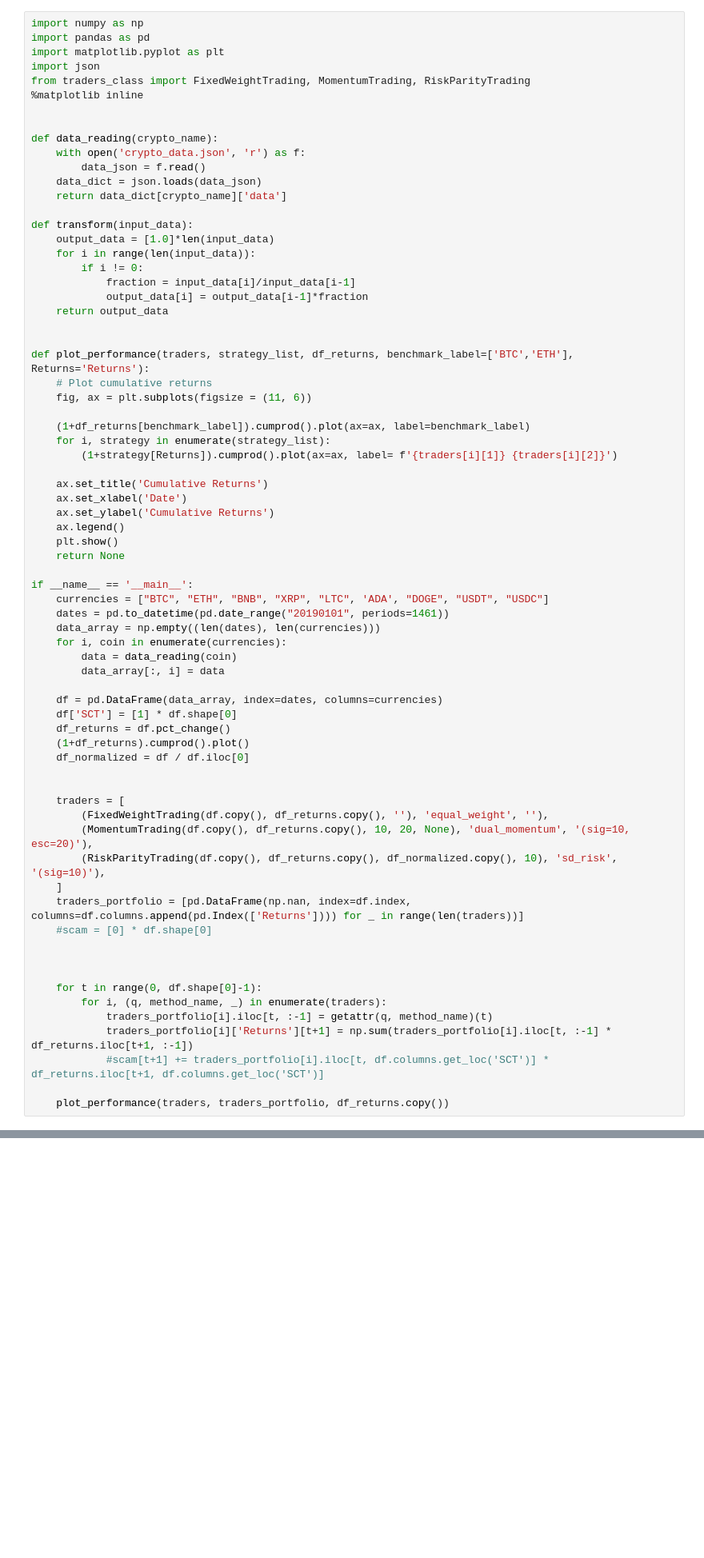
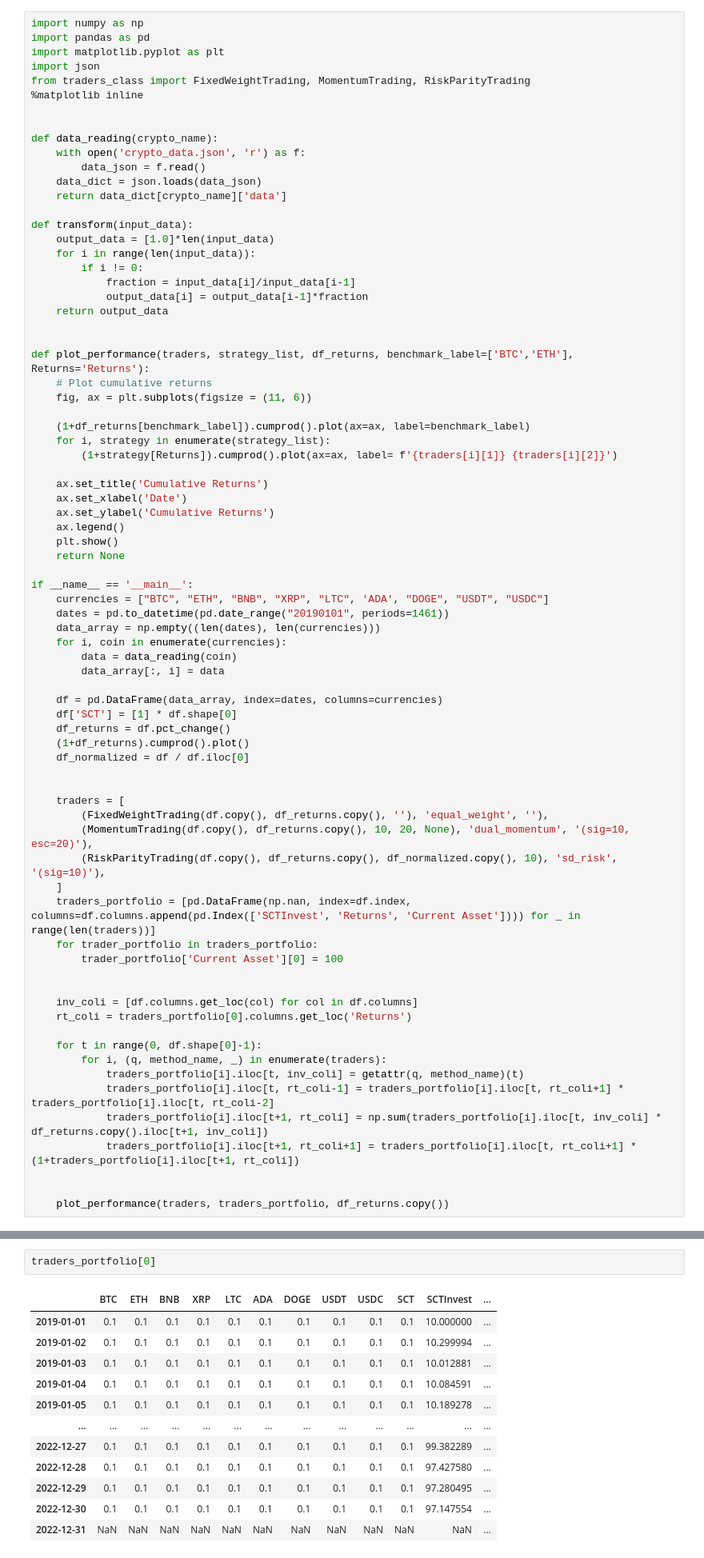
Before and after one commit to Raccoon103/Gambling-Apocalypse-Crypto, a Jupyter notebook: Main.ipynb, the cells around one changed output, grey strips where cells are left out. Shown at 80% size. Drawn from its saved outputs; the diff is of its cells as text; blank space fills up the shorter version.

Commit message:
Update traders_portfolio dataframe

```diff
--- a/Main.ipynb
+++ b/Main.ipynb
@@ -57,18 +57,38 @@ if __name__ == '__main__':
         (MomentumTrading(df.copy(), df_returns.copy(), 10, 20, None), 'dual_momentum', '(sig=10, esc=20)'),
         (RiskParityTrading(df.copy(), df_returns.copy(), df_normalized.copy(), 10), 'sd_risk', '(sig=10)'),
     ]
-    traders_portfolio = [pd.DataFrame(np.nan, index=df.index, columns=df.columns.append(pd.Index(['Returns']))) for _ in range(len(traders))]
-    #scam = [0] * df.shape[0]
+    traders_portfolio = [pd.DataFrame(np.nan, index=df.index, columns=df.columns.append(pd.Index(['SCTInvest', 'Returns', 'Current Asset']))) for _ in range(len(traders))]
+    for trader_portfolio in traders_portfolio:
+        trader_portfolio['Current Asset'][0] = 100
 
 
+    inv_coli = [df.columns.get_loc(col) for col in df.columns]
+    rt_coli = traders_portfolio[0].columns.get_loc('Returns')
 
     for t in range(0, df.shape[0]-1):
         for i, (q, method_name, _) in enumerate(traders):
-            traders_portfolio[i].iloc[t, :-1] = getattr(q, method_name)(t)
-            traders_portfolio[i]['Returns'][t+1] = np.sum(traders_portfolio[i].iloc[t, :-1] * df_returns.iloc[t+1, :-1])
-            #scam[t+1] += traders_portfolio[i].iloc[t, df.columns.get_loc('SCT')] * df_returns.iloc[t+1, df.columns.get_loc('SCT')]
+            traders_portfolio[i].iloc[t, inv_coli] = getattr(q, method_name)(t)
+            traders_portfolio[i].iloc[t, rt_coli-1] = traders_portfolio[i].iloc[t, rt_coli+1] * traders_portfolio[i].iloc[t, rt_coli-2]
+            traders_portfolio[i].iloc[t+1, rt_coli] = np.sum(traders_portfolio[i].iloc[t, inv_coli] * df_returns.copy().iloc[t+1, inv_coli])
+            traders_portfolio[i].iloc[t+1, rt_coli+1] = traders_portfolio[i].iloc[t, rt_coli+1] * (1+traders_portfolio[i].iloc[t+1, rt_coli])
+
 
     plot_performance(traders, traders_portfolio, df_returns.copy())
 # %% [output]
 [figure]
 [figure]
+# %%
+traders_portfolio[0]
+# %% [output]
+|  | BTC | ETH | BNB | XRP | LTC | ADA | DOGE | USDT | USDC | SCT | SCTInvest | ... |
+| 2019-01-01 | 0.1 | 0.1 | 0.1 | 0.1 | 0.1 | 0.1 | 0.1 | 0.1 | 0.1 | 0.1 | 10.000000 | ... |
+| 2019-01-02 | 0.1 | 0.1 | 0.1 | 0.1 | 0.1 | 0.1 | 0.1 | 0.1 | 0.1 | 0.1 | 10.299994 | ... |
+| 2019-01-03 | 0.1 | 0.1 | 0.1 | 0.1 | 0.1 | 0.1 | 0.1 | 0.1 | 0.1 | 0.1 | 10.012881 | ... |
+| 2019-01-04 | 0.1 | 0.1 | 0.1 | 0.1 | 0.1 | 0.1 | 0.1 | 0.1 | 0.1 | 0.1 | 10.084591 | ... |
+| 2019-01-05 | 0.1 | 0.1 | 0.1 | 0.1 | 0.1 | 0.1 | 0.1 | 0.1 | 0.1 | 0.1 | 10.189278 | ... |
+| ... | ... | ... | ... | ... | ... | ... | ... | ... | ... | ... | ... | ... |
+| 2022-12-27 | 0.1 | 0.1 | 0.1 | 0.1 | 0.1 | 0.1 | 0.1 | 0.1 | 0.1 | 0.1 | 99.382289 | ... |
+| 2022-12-28 | 0.1 | 0.1 | 0.1 | 0.1 | 0.1 | 0.1 | 0.1 | 0.1 | 0.1 | 0.1 | 97.427580 | ... |
+| 2022-12-29 | 0.1 | 0.1 | 0.1 | 0.1 | 0.1 | 0.1 | 0.1 | 0.1 | 0.1 | 0.1 | 97.280495 | ... |
+| 2022-12-30 | 0.1 | 0.1 | 0.1 | 0.1 | 0.1 | 0.1 | 0.1 | 0.1 | 0.1 | 0.1 | 97.147554 | ... |
+| 2022-12-31 | NaN | NaN | NaN | NaN | NaN | NaN | NaN | NaN | NaN | NaN | NaN | ... |
```
Also changed, not shown: parts of 1 cell of this notebook.
